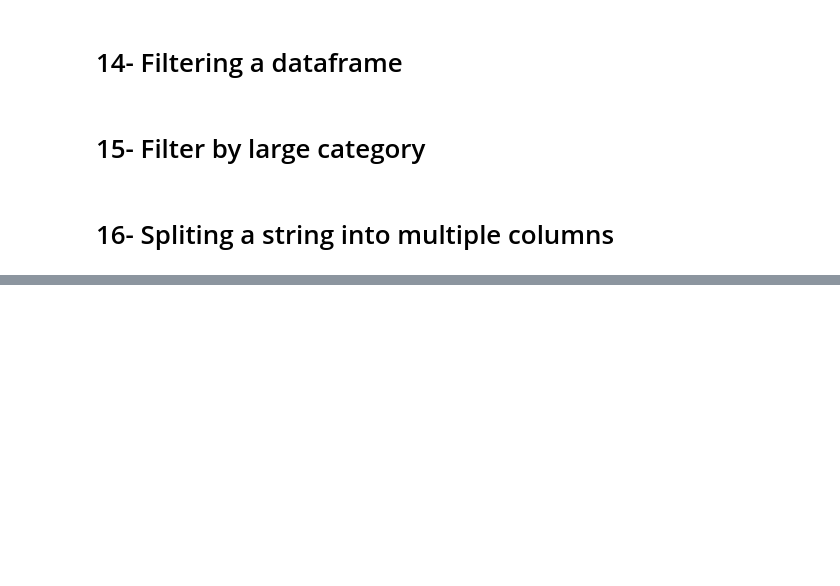
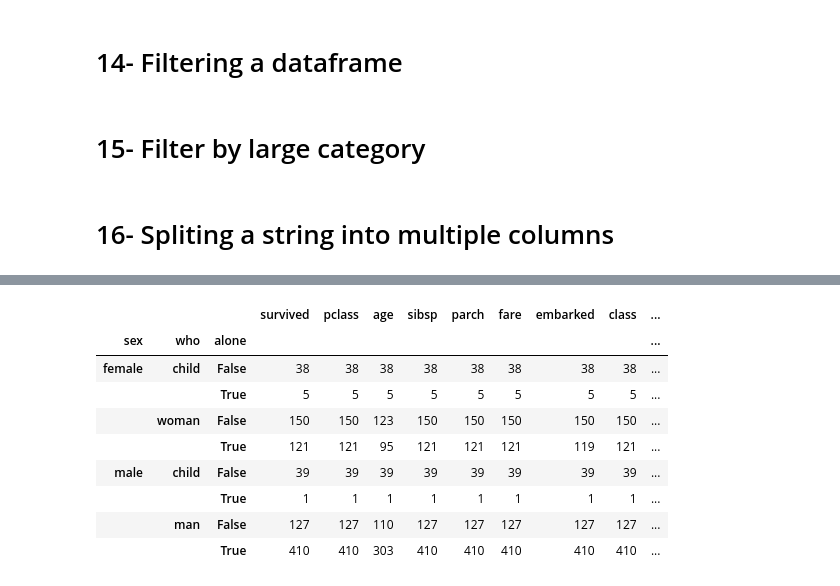
Before and after one commit to shahahmad-dev/Pandas_Basic_Operation, a Jupyter notebook: 01_pandas_basic.ipynb, the cells around one changed output, grey strips where cells are left out. Saved outputs shown, nothing was run; the diff lists cells and outputs as text; code cells hidden in the pictures; blank space fills up the shorter version.

Commit message:
Aggregate by multiple group/function

```diff
--- a/01_pandas_basic.ipynb
+++ b/01_pandas_basic.ipynb
@@ -274,0 +266,5 @@ df
+# %%
+import pandas as pd
+import seaborn as sns
+
+df = sns.load_dataset('titanic')
@@ -274,0 +288,13 @@ df
+# %%
+df.groupby(['sex', 'who', 'alone']).count()
+# %% [output]
+|  |  |  | survived | pclass | age | sibsp | parch | fare | embarked | class | ... |
+| sex | who | alone |  |  |  |  |  |  |  |  | ... |
+| female | child | False | 38 | 38 | 38 | 38 | 38 | 38 | 38 | 38 | ... |
+|  |  | True | 5 | 5 | 5 | 5 | 5 | 5 | 5 | 5 | ... |
+|  | woman | False | 150 | 150 | 123 | 150 | 150 | 150 | 150 | 150 | ... |
+|  |  | True | 121 | 121 | 95 | 121 | 121 | 121 | 119 | 121 | ... |
+| male | child | False | 39 | 39 | 39 | 39 | 39 | 39 | 39 | 39 | ... |
+|  |  | True | 1 | 1 | 1 | 1 | 1 | 1 | 1 | 1 | ... |
+|  | man | False | 127 | 127 | 110 | 127 | 127 | 127 | 127 | 127 | ... |
+|  |  | True | 410 | 410 | 303 | 410 | 410 | 410 | 410 | 410 | ... |
```
Also changed, not shown: parts of 15 cells of this notebook.
